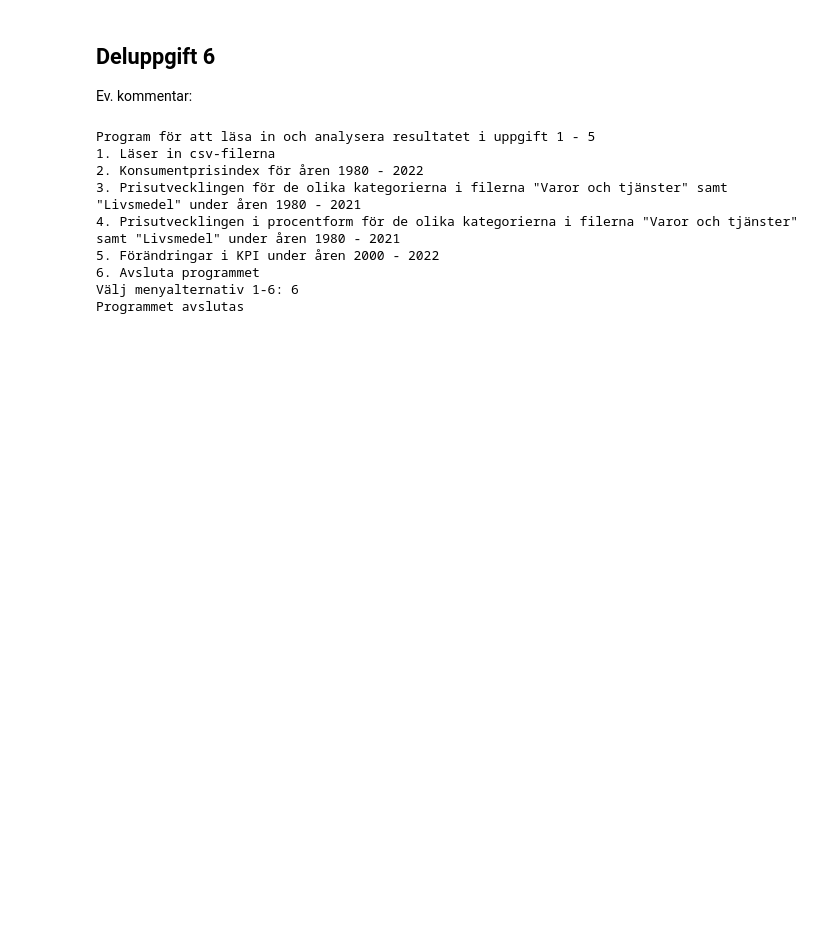
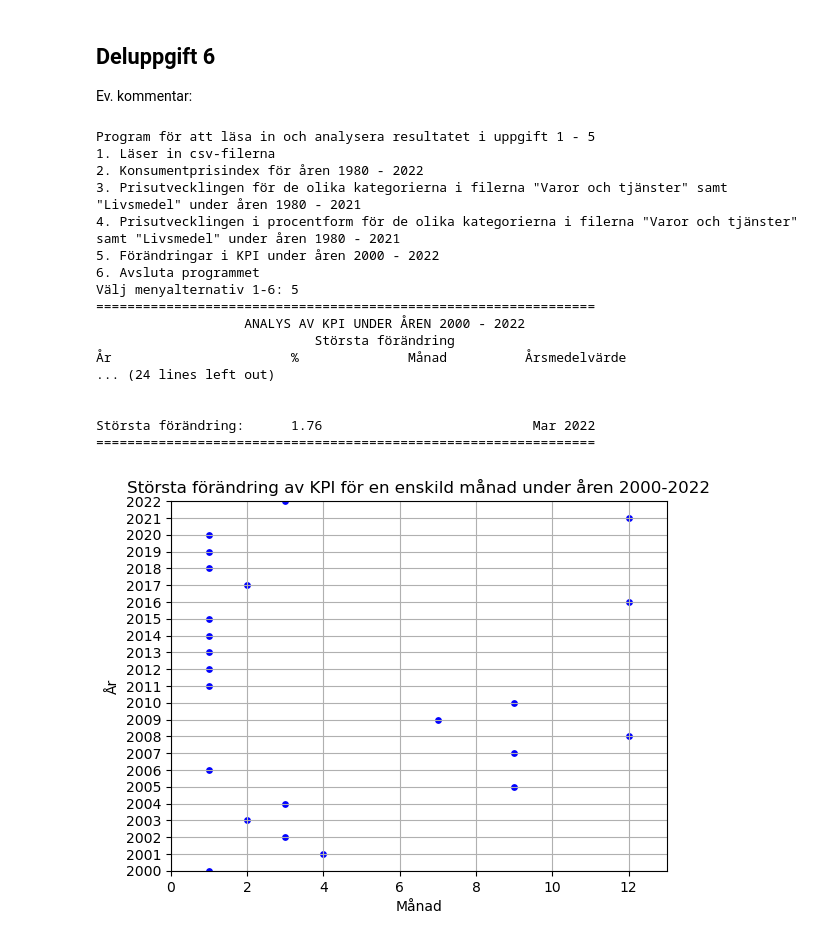
Before and after one commit to LarsCJensen/PythonHB, a Jupyter notebook: Svarsfil_inluppg_1122_A237TG.ipynb, the cells around one changed output. Drawn from its saved outputs; the diff is of its cells as text; code cells hidden in the pictures; blank space fills up the shorter version.

```diff
--- a/Svarsfil_inluppg_1122_A237TG.ipynb
+++ b/Svarsfil_inluppg_1122_A237TG.ipynb
@@ -291,8 +292,9 @@ print_prices_over_time_and_plot()
 Ev. kommentar:
 # %%
 # Hjälpmetod för att beräkna kpi-skillnader mellan månader
-def _get_KPI_diff_for_months(month1, month2):
-    return (month1 - month2) / month2
+def _get_KPI_diff_for_months_in_percent(month1, month2):
+    # Vi vill returnera i procent
+    return ((month1 - month2) / month2) * 100
 
 
 # Hjälpmetod för att beräkna kpi-skillnader för ett givet år
@@ -305,7 +307,7 @@ def _get_biggest_KPI_diff_and_index_for_year(yearly_kpis):
             i += 1
             continue
         # Vi skickar in förra värdet för att beräkna mot månadens värde
-        kpi_diff = _get_KPI_diff_for_months(float(kpi), float(yearly_kpis[i - 1]))
+        kpi_diff = _get_KPI_diff_for_months_in_percent(float(kpi), float(yearly_kpis[i - 1]))
         # Vi sparar skillnaden som absolut värde för att kunna beräkna största skillnaden
         kpi_diffs.append(kpi_diff)
         i += 1
@@ -329,8 +331,10 @@ def get_yearly_kpi_diffs():
     biggest_diff_all_time = 0
     biggest_diff_year = ""
     biggest_diff_month = ""
-    # Vi vill beräkna från 2000 - 2022
+    # Vi vill beräkna från 2000 - 2022, men måste ta med december 1999
     kpi_data_reversed = kpiData[1:24]
+    # Decembervärdet för 1999
+    dec_value = kpiData[24:25][0][12]
     # Och vi vill räkna bakifrån så vänder på listan
     kpi_data_reversed.reverse()
     # Vi återanvänder metoden för att räkna ut yearly means
@@ -505,44 +509,50 @@ def run_main_program():
         except ValueError:
             continue
         if selected_menu_item == 1:
-            file_kpi = (
-                input("Ange filnamn för KPI-filen (data/kpi-1.csv): ")
-                or "data/kpi-1.csv"
-            )
+            file_kpi = input("Ange filnamn för KPI-filen (kpi-1.csv): ") or "kpi-1.csv"
             file_livsmedel = (
-                input("Ange filnamn för livsmedel-filen (data/livsmedel-1.csv): ")
-                or "data/livsmedel-1.csv"
+                input("Ange filnamn för livsmedel-filen (livsmedel-1.csv): ")
+                or "livsmedel-1.csv"
             )
             file_tjanstedata = (
-                input("Ange filnamn för tjänstedata-filen (data/tjänster-1.csv): ")
-                or "data/tjänster-1.csv"
+                input("Ange filnamn för tjänstedata-filen (tjänster-1.csv): ")
+                or "tjänster-1.csv"
             )
             read_data_files(file_kpi, file_livsmedel, file_tjanstedata)
         if selected_menu_item == 2:
             if check_if_data_is_loaded():
                 plot_kpi_for_month()
         if selected_menu_item == 3:
             if check_if_data_is_loaded():
                 plot_data_for_categories()
         if selected_menu_item == 4:
             if check_if_data_is_loaded():
                 print_prices_over_time_and_plot()
         if selected_menu_item == 5:
             if check_if_data_is_loaded():
                 print_and_plot_kpi_changes()
         if selected_menu_item == 6:
             print("Programmet avslutas")
             break
 
 
 run_main_program()
 # %% [output]
 Program för att läsa in och analysera resultatet i uppgift 1 - 5
 1. Läser in csv-filerna
 2. Konsumentprisindex för åren 1980 - 2022
 3. Prisutvecklingen för de olika kategorierna i filerna "Varor och tjänster" samt "Livsmedel" under åren 1980 - 2021
 4. Prisutvecklingen i procentform för de olika kategorierna i filerna "Varor och tjänster" samt "Livsmedel" under åren 1980 - 2021
 5. Förändringar i KPI under åren 2000 - 2022
 6. Avsluta programmet
-Välj menyalternativ 1-6: 6
-Programmet avslutas
+Välj menyalternativ 1-6: 5
+================================================================
+                   ANALYS AV KPI UNDER ÅREN 2000 - 2022
+                            Största förändring
+År                       %              Månad          Årsmedelvärde
+... (24 lines left out)
+
+
+Största förändring:      1.76                           Mar 2022
+================================================================
+[figure, added]
```
Also changed, not shown: parts of 4 cells of this notebook, 6 other files.
